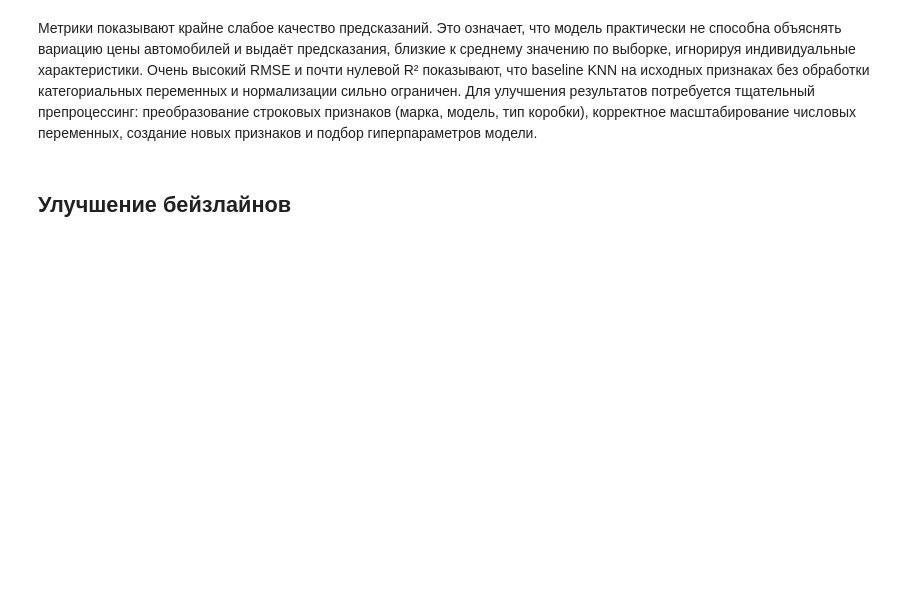
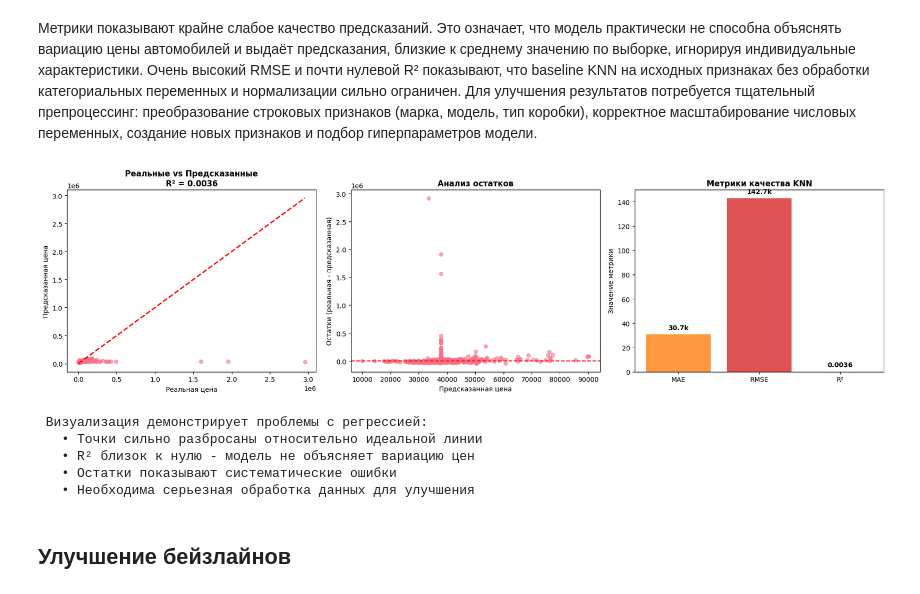
Before and after one commit to xp0ssx/AI_Frameworks, a Jupyter notebook: lab_1.ipynb, the cells around one changed output. Drawn from its saved outputs; the diff is of its cells as text; code cells hidden in the pictures; blank space fills up the shorter version.

```diff
--- a/lab_1.ipynb
+++ b/lab_1.ipynb
@@ -294,6 +338,58 @@ RMSE: 142710.70
 R2:   0.0036
 # %% [markdown]
 Метрики показывают крайне слабое качество предсказаний. Это означает, что модель практически не способна объяснять вариацию цены автомобилей и выдаёт предсказания, близкие к среднему значению по выборке, игнорируя индивидуальные характеристики. Очень высокий RMSE и почти нулевой R² показывают, что baseline KNN на исходных признаках без обработки категориальных переменных и нормализации сильно ограничен. Для улучшения результатов потребуется тщательный препроцессинг: преобразование строковых признаков (марка, модель, тип коробки), корректное масштабирование числовых переменных, создание новых признаков и подбор гиперпараметров модели.
+# %%
+# ===== ВИЗУАЛИЗАЦИЯ РЕЗУЛЬТАТОВ РЕГРЕССИИ =====
+fig, axes = plt.subplots(1, 3, figsize=(18, 5))
+
+# График 1: Реальные vs Предсказанные значения
+axes[0].scatter(reg_y_test, reg_y_pred, alpha=0.6, s=30)
+axes[0].plot([reg_y_test.min(), reg_y_test.max()], [reg_y_test.min(), reg_y_test.max()], 'r--', lw=2)
+axes[0].set_xlabel('Реальная цена')
+axes[0].set_ylabel('Предсказанная цена')
+axes[0].set_title(f'Реальные vs Предсказанные\nR² = {r2:.4f}', fontsize=12, fontweight='bold')
+
+# График 2: Остатки (residuals)
+residuals = reg_y_test - reg_y_pred
+axes[1].scatter(reg_y_pred, residuals, alpha=0.6, s=30)
+axes[1].axhline(y=0, color='r', linestyle='--')
+axes[1].set_xlabel('Предсказанная цена')
+axes[1].set_ylabel('Остатки (реальная - предсказанная)')
+axes[1].set_title('Анализ остатков', fontsize=12, fontweight='bold')
+
+# График 3: Барчарт метрик
+metrics_names = ['MAE', 'RMSE', 'R²']
+metrics_values = [mae/1000, rmse/1000, r2]  # MAE и RMSE в тысячах для читаемости
+metrics_colors = ['#ff7f0e', '#d62728', '#2ca02c']
+
+bars = axes[2].bar(metrics_names, metrics_values, alpha=0.8, color=metrics_colors)
+axes[2].set_title('Метрики качества KNN', fontsize=12, fontweight='bold')
+axes[2].set_ylabel('Значение метрики')
+
+# Добавляем значения на столбцы
+for i, (bar, value) in enumerate(zip(bars, metrics_values)):
+    if i < 2:  # MAE и RMSE
+        axes[2].text(bar.get_x() + bar.get_width()/2., bar.get_height() + max(metrics_values)*0.02,
+                    f'{value:.1f}k', ha='center', va='bottom', fontweight='bold')
+    else:  # R²
+        axes[2].text(bar.get_x() + bar.get_width()/2., bar.get_height() + max(metrics_values)*0.02,
+                    f'{value:.4f}', ha='center', va='bottom', fontweight='bold')
+
+plt.tight_layout()
+plt.show()
+
+print(f" Визуализация демонстрирует проблемы с регрессией:")
+print(f"   • Точки сильно разбросаны относительно идеальной линии")
+print(f"   • R² близок к нулю - модель не объясняет вариацию цен")
+print(f"   • Остатки показывают систематические ошибки")
+print(f"   • Необходима серьезная обработка данных для улучшения")
+# %% [output]
+[figure, added]
+ Визуализация демонстрирует проблемы с регрессией:
+   • Точки сильно разбросаны относительно идеальной линии
+   • R² близок к нулю - модель не объясняет вариацию цен
+   • Остатки показывают систематические ошибки
+   • Необходима серьезная обработка данных для улучшения
 # %% [markdown]
 ## Улучшение бейзлайнов
 # %% [markdown]
```
Also changed, not shown: parts of 6 cells of this notebook.
